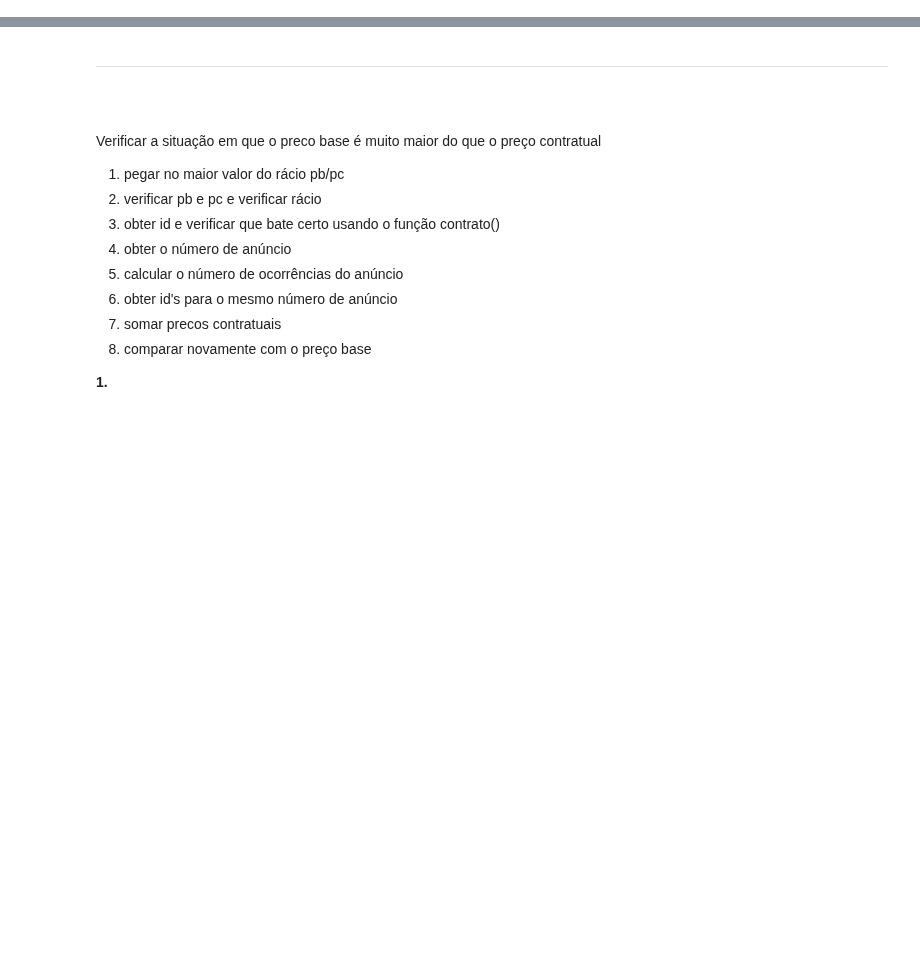
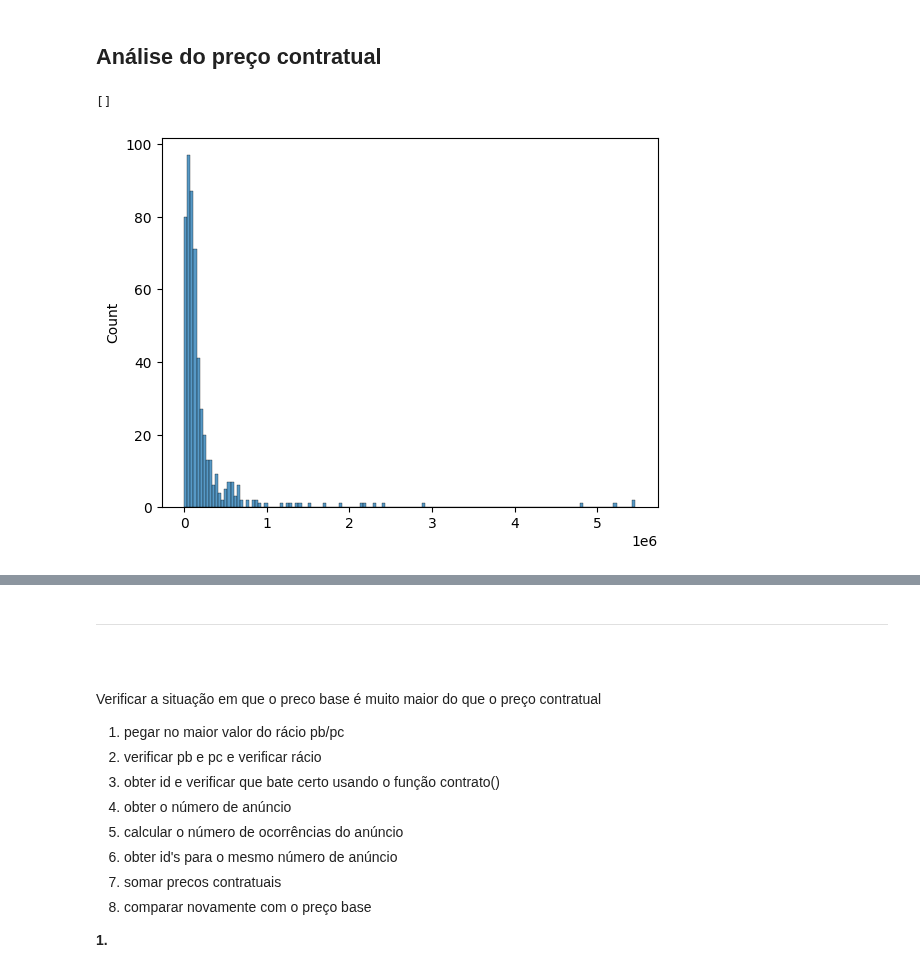
Before and after one commit to francisco-vpereira/ForceraIntership, a Jupyter notebook: forcera/scripts/contratospublicos.ipynb, the cells around one changed output, grey strips where cells are left out. Cells and saved outputs as stored; diff of their text form; code cells hidden in the pictures; blank space fills up the shorter version.

```diff
--- a/forcera/scripts/contratospublicos.ipynb
+++ b/forcera/scripts/contratospublicos.ipynb
@@ -71,3 +92,11 @@ f = redflag(pb, pc, 0.1, cpub, 20)
+# %% [markdown]
+## Análise do preço contratual
+# %%
+sns.histplot(pc)
+plt.plot()
+# %% [output]
+[]
+[figure, added]
 # %%
 # Plot do Preço Base vs Preço Contratual para ver diferenças entre ambos para um mesmo contrato
 df = contratos(cpub).iloc[:,[2,18]]
```
Also changed, not shown: parts of 23 cells of this notebook, 3 other files.
